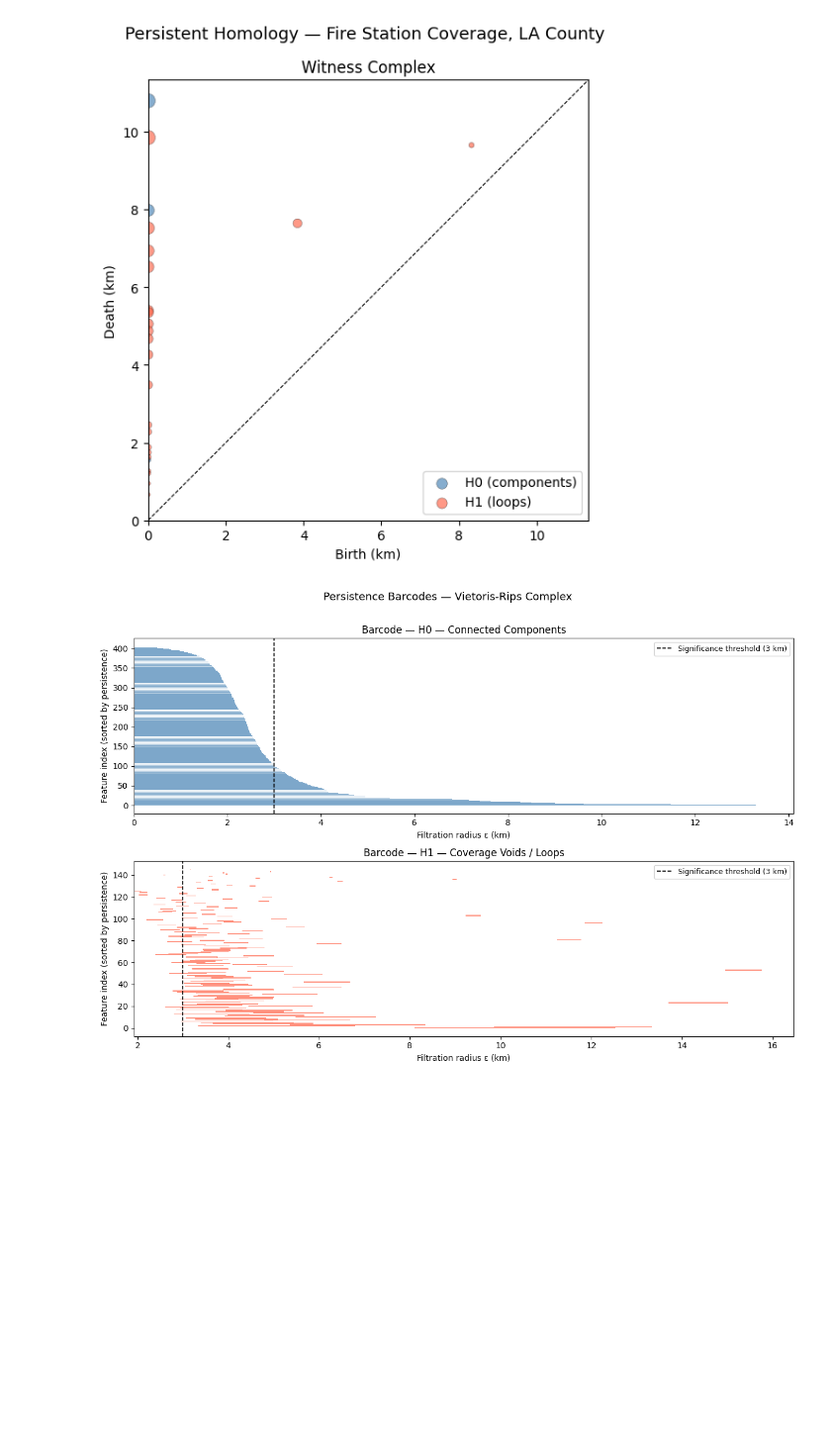
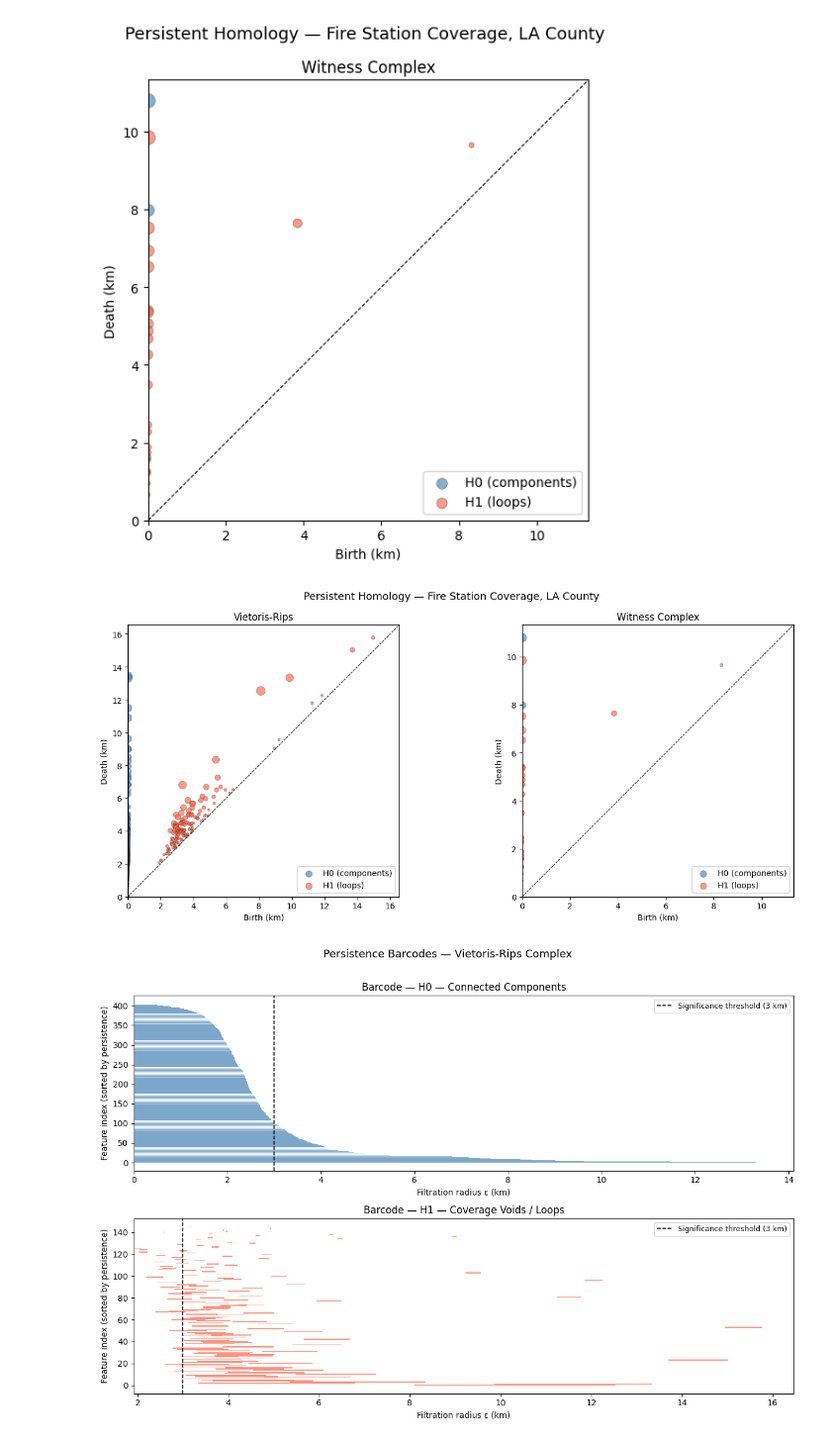
Before and after one commit to danielqhtruong/MATH497_Research_TDA, a Jupyter notebook: PH/FireStations_PH/tda_fire_stations_ph.ipynb, the cells around one changed output. Shown at 99% size. Saved outputs shown, nothing was run; the diff lists cells and outputs as text; code cells hidden in the pictures; blank space fills up the shorter version.

```diff
--- a/PH/FireStations_PH/tda_fire_stations_ph.ipynb
+++ b/PH/FireStations_PH/tda_fire_stations_ph.ipynb
@@ -513,6 +509,64 @@ plt.tight_layout()
 plt.show()
 # %% [output]
 [figure]
+# %%
+fig, axes = plt.subplots(1, 2, figsize=(14, 6))
+
+# ── shared helper ──────────────────────────────────────────────────────────────
+def plot_persistence(ax, diag, title, sqrt_scale=False):
+    all_vals = []
+
+    for dim_key, color, label in [
+        ("H0", "steelblue", "H0 (components)"),
+        ("H1", "tomato",    "H1 (loops)"),
+    ]:
+        pairs = diag[dim_key]
+        if not pairs:
+            continue
+
+        arr = np.array(pairs)
+        arr = (np.sqrt(arr) / 1000) if sqrt_scale else (arr / 1000)
+        birth, death = arr[:, 0], arr[:, 1]
+        persistence = death - birth
+
+        ax.scatter(
+            birth, death,
+            c=color,
+            s=np.clip(persistence / persistence.max() * 120, 10, 120),
+            alpha=0.65, edgecolors="k", linewidths=0.3,
+            label=label,
+        )
+        all_vals.extend(arr.flatten())
+
+    if all_vals:
+        lim = max(all_vals) * 1.05
+        ax.plot([0, lim], [0, lim], "k--", lw=0.8)
+        ax.set_xlim(0, lim)
+        ax.set_ylim(0, lim)
+        ax.set_aspect("equal")
+
+    ax.set_xlabel("Birth (km)")
+    ax.set_ylabel("Death (km)")
+    ax.set_title(title)
+    ax.legend(loc="lower right")
+
+
+# ── draw both panels ───────────────────────────────────────────────────────────
+plot_persistence(axes[0], diag_rips, "Vietoris-Rips",   sqrt_scale=False)
+plot_persistence(axes[1], diag_wit,  "Witness Complex",  sqrt_scale=True)
+
+fig.suptitle(
+    "Persistent Homology — Fire Station Coverage, LA County",
+    fontsize=13,
+)
+plt.tight_layout()
+plt.savefig(
+    "../../results/FireStations_persistence_diagram_combined.png",
+    dpi=150, bbox_inches="tight",
+)
+plt.show()
+# %% [output]
+[figure, added]
 # %%
 # Vietoris-Rips barcodes
 fig, axes = plt.subplots(2, 1, figsize=(12, 8))
```
Also changed, not shown: parts of 9 cells of this notebook, 8 other files.
